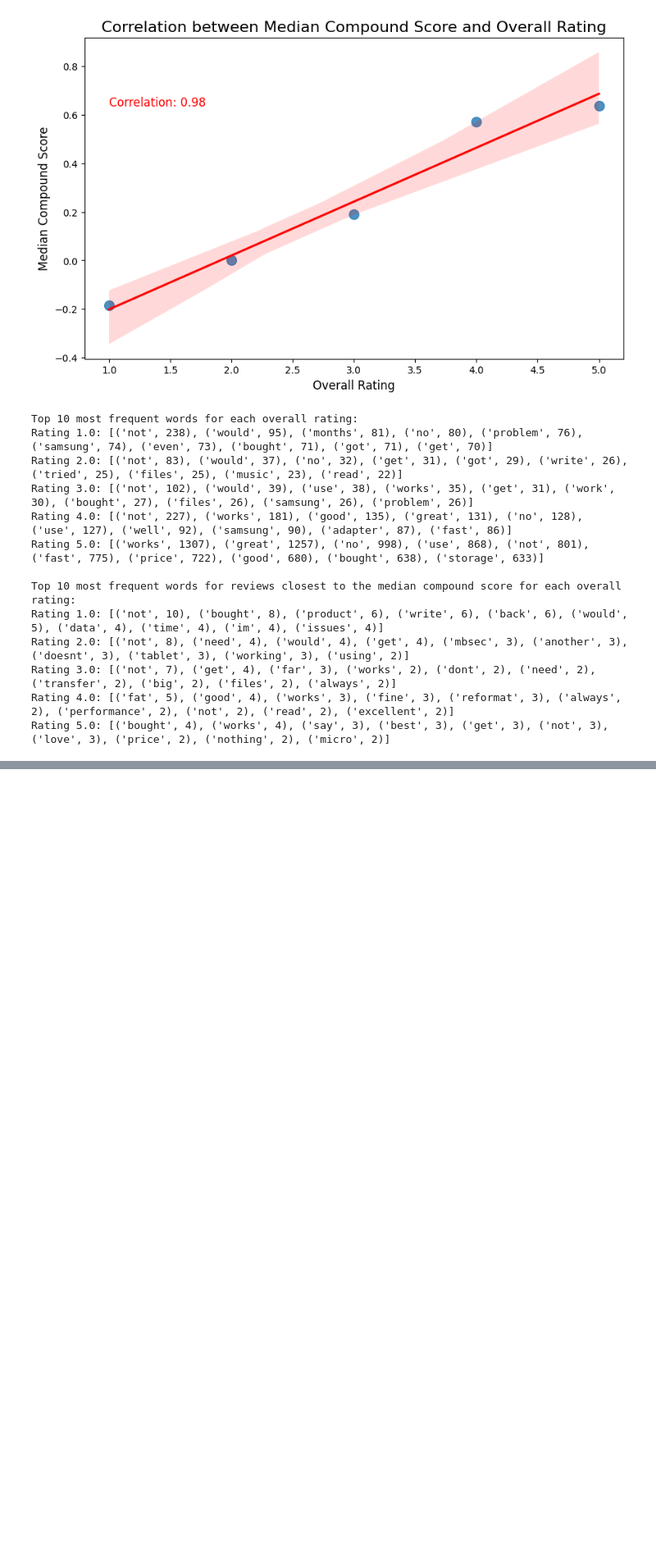
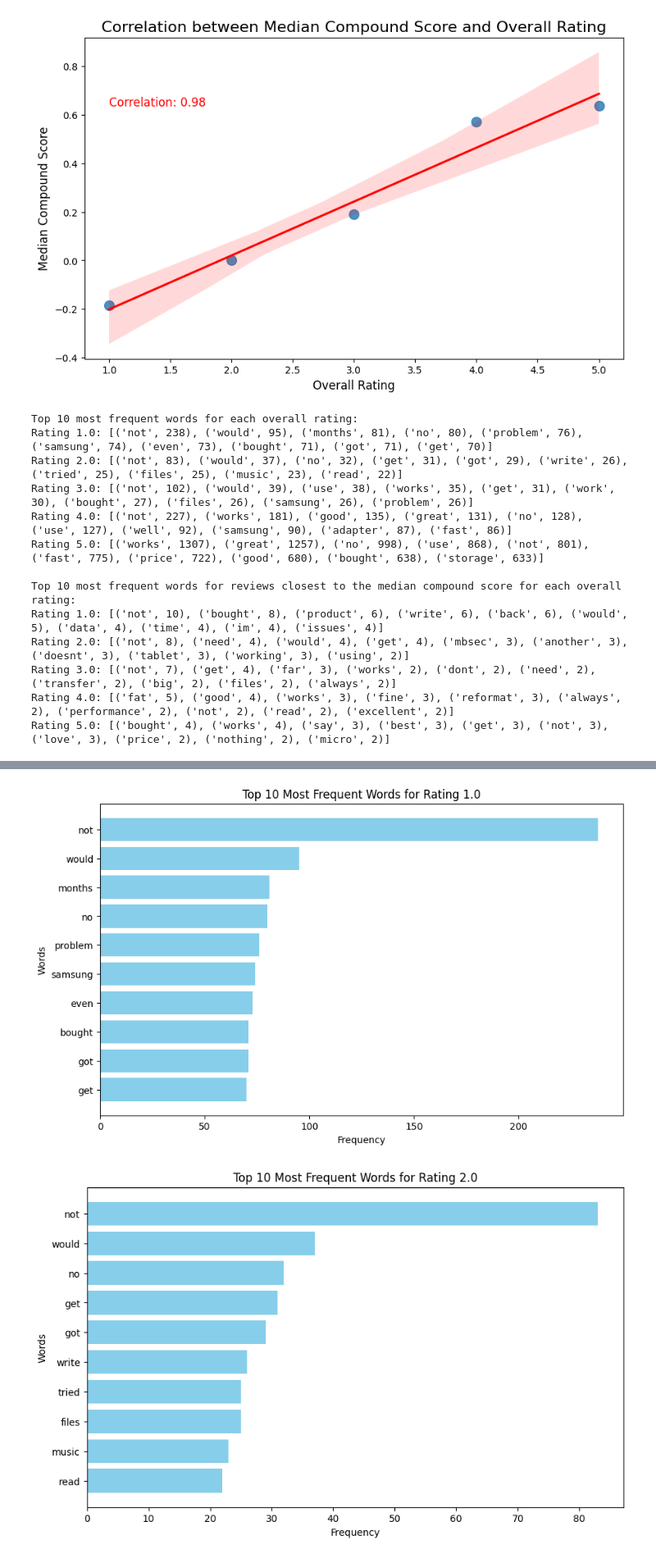
Before and after one commit to awhitehouse1/DS4002-Project-1, a Jupyter notebook: Vader.ipynb, the cells around one changed output, grey strips where cells are left out. Shown at 82% size. Cells and saved outputs as stored; diff of their text form; code cells hidden in the pictures; blank space fills up the shorter version.

```diff
--- a/Vader.ipynb
+++ b/Vader.ipynb
@@ -702,0 +728,26 @@ Rating 5.0: [('bought', 4), ('works', 4), ('say', 3), ('best', 3), ('get', 3), (
+# %%
+import matplotlib.pyplot as plt
+
+# Data for top 10 most frequent words for each overall rating
+frequent_words = {
+    1.0: [('not', 238), ('would', 95), ('months', 81), ('no', 80), ('problem', 76), ('samsung', 74), ('even', 73), ('bought', 71), ('got', 71), ('get', 70)],
+    2.0: [('not', 83), ('would', 37), ('no', 32), ('get', 31), ('got', 29), ('write', 26), ('tried', 25), ('files', 25), ('music', 23), ('read', 22)],
+    3.0: [('not', 102), ('would', 39), ('use', 38), ('works', 35), ('get', 31), ('work', 30), ('bought', 27), ('files', 26), ('samsung', 26), ('problem', 26)],
+    4.0: [('not', 227), ('works', 181), ('good', 135), ('great', 131), ('no', 128), ('use', 127), ('well', 92), ('samsung', 90), ('adapter', 87), ('fast', 86)],
+    5.0: [('works', 1307), ('great', 1257), ('no', 998), ('use', 868), ('not', 801), ('fast', 775), ('price', 722), ('good', 680), ('bought', 638), ('storage', 633)]
+}
+
+# Plot bar charts
+for rating, words in frequent_words.items():
+    words, counts = zip(*words)
+
+    plt.figure(figsize=(10, 6))
+    plt.barh(words, counts, color='skyblue')
+    plt.gca().invert_yaxis()  # Invert y-axis to have the most frequent words at the top
+    plt.title(f'Top 10 Most Frequent Words for Rating {rating}')
+    plt.xlabel('Frequency')
+    plt.ylabel('Words')
+    plt.show()
+# %% [output]
+[figure, added]
+[figure, added]
```
Also changed, not shown: parts of 3 cells of this notebook.
